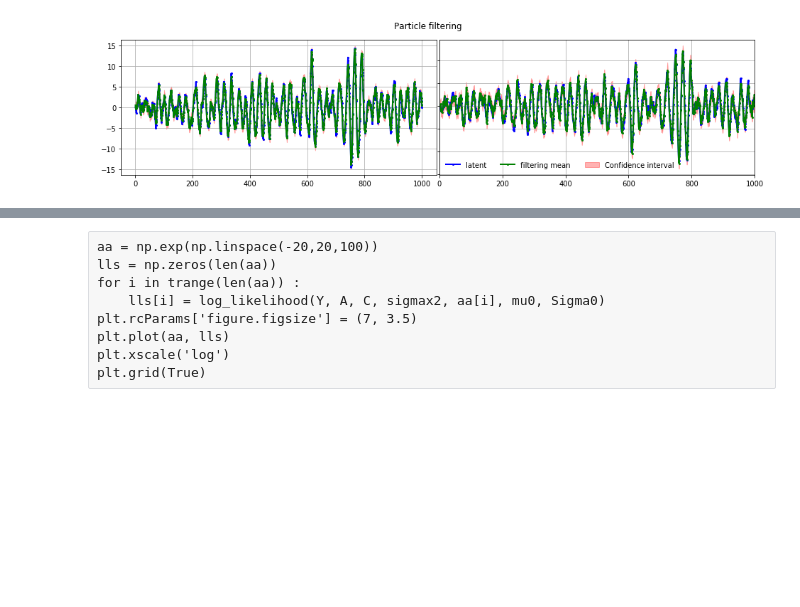
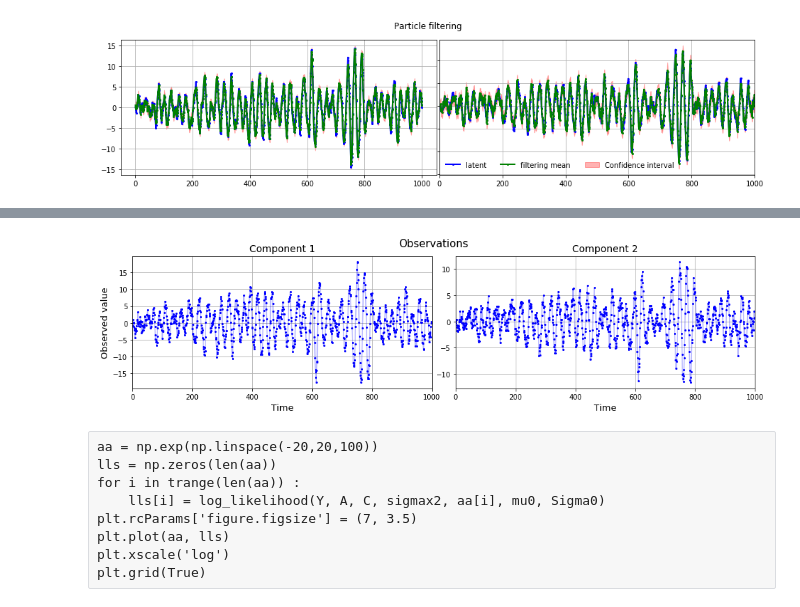
Before and after one commit to deborsheesen/DC-BATS-deborshee, a Jupyter notebook: linear_Gaussian_HMM/expt_linear_gaussian_HMM.ipynb, the cells around one changed output, grey strips where cells are left out. Cells and saved outputs as stored; diff of their text form; code cells hidden in the pictures; blank space fills up the shorter version.

```diff
--- a/linear_Gaussian_HMM/expt_linear_gaussian_HMM.ipynb
+++ b/linear_Gaussian_HMM/expt_linear_gaussian_HMM.ipynb
@@ -86,0 +104,17 @@ plt.xlim(0,T);
+# %%
+fig = plt.figure(figsize=(16,3.5))
+for i in range(2) :
+    plt.subplot(1,2,i+1)
+    plt.plot(Y[:,i], "b-", alpha=0.3)
+    plt.plot(Y[:,i], "bo", markersize=2)
+    plt.grid(True)
+    plt.xlim(0,T)
+    plt.title("Component "+str(i+1), fontsize=14)
+    plt.xlabel("Time", fontsize=13)
+    if i == 0 : plt.ylabel("Observed value", fontsize=13)
+plt.suptitle("Observations", fontsize=15)
+plt.subplots_adjust(wspace=8e-2)
+plt.xlim(0,T)
+fig.savefig('linear_gaussian_hmm_observation.pdf', bbox_inches='tight', dpi=300)
+# %% [output]
+[figure, added]
```
Also changed, not shown: parts of 11 cells of this notebook, 7 other files.
